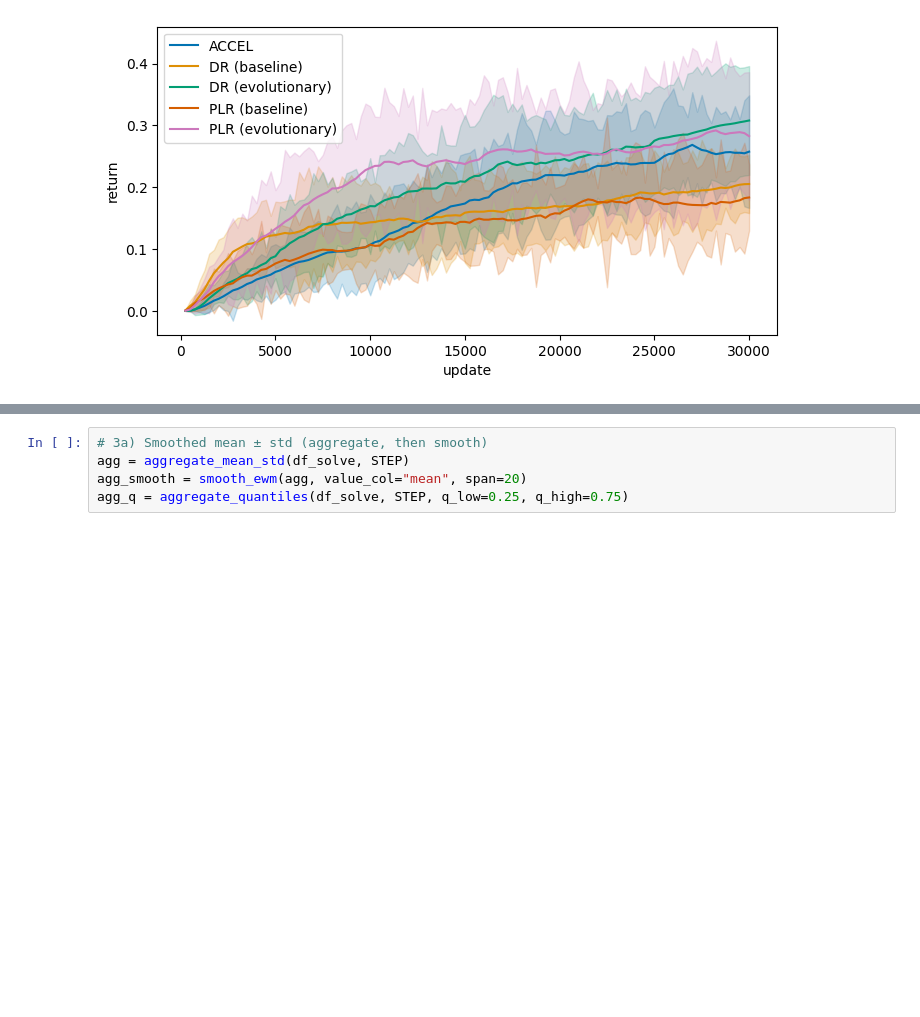
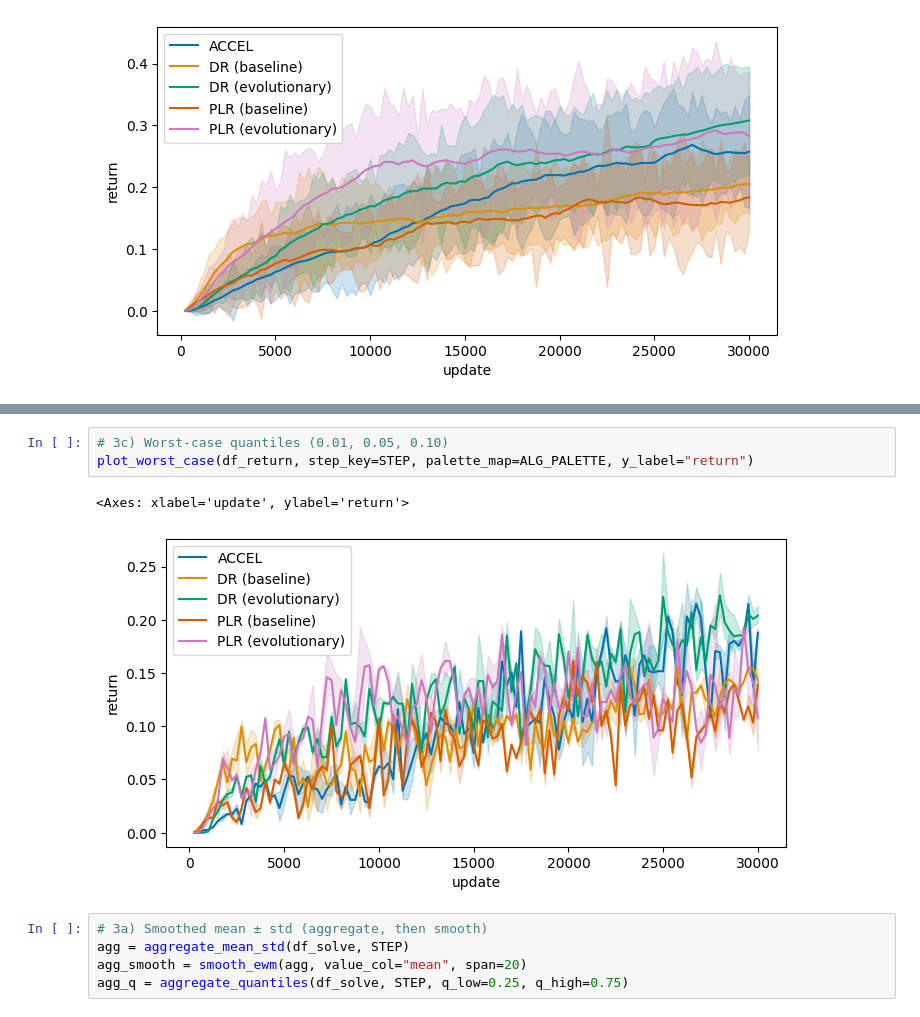
Before and after one commit to callum-lawson/evo-ued, a Jupyter notebook: notebooks/eda_training_wandb.ipynb, the cells around one changed output, grey strips where cells are left out. Saved outputs shown, nothing was run; the diff lists cells and outputs as text; blank space fills up the shorter version.

Commit message:
Generalise plotting functions to include worst-case training runs

```diff
--- a/notebooks/eda_training_wandb.ipynb
+++ b/notebooks/eda_training_wandb.ipynb
@@ -163,6 +163,12 @@ plot_median_quantiles(agg_q, step_key=STEP, palette_map=ALG_PALETTE, y_label="re
 # %% [output]
 <Axes: xlabel='update', ylabel='return'>
 [figure]
+# %%
+# 3c) Worst-case quantiles (0.01, 0.05, 0.10)
+plot_worst_case(df_return, step_key=STEP, palette_map=ALG_PALETTE, y_label="return")
+# %% [output]
+<Axes: xlabel='update', ylabel='return'>
+[figure, added]
 # %%
 # 3a) Smoothed mean ± std (aggregate, then smooth)
 agg = aggregate_mean_std(df_solve, STEP)
```
Also changed, not shown: parts of 4 cells of this notebook, 2 other files.
